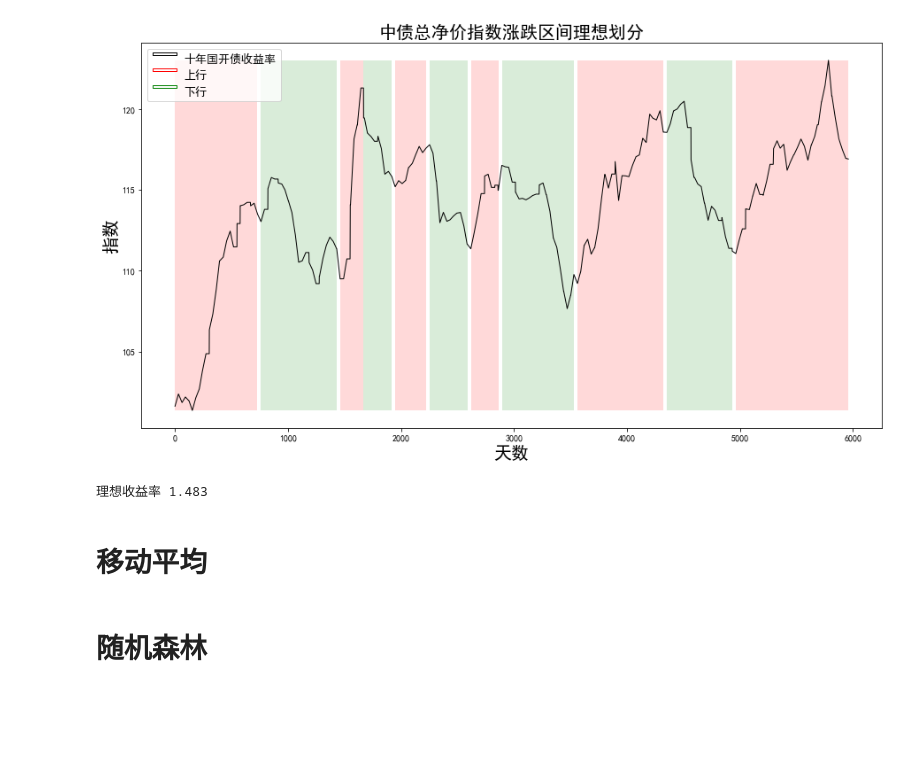
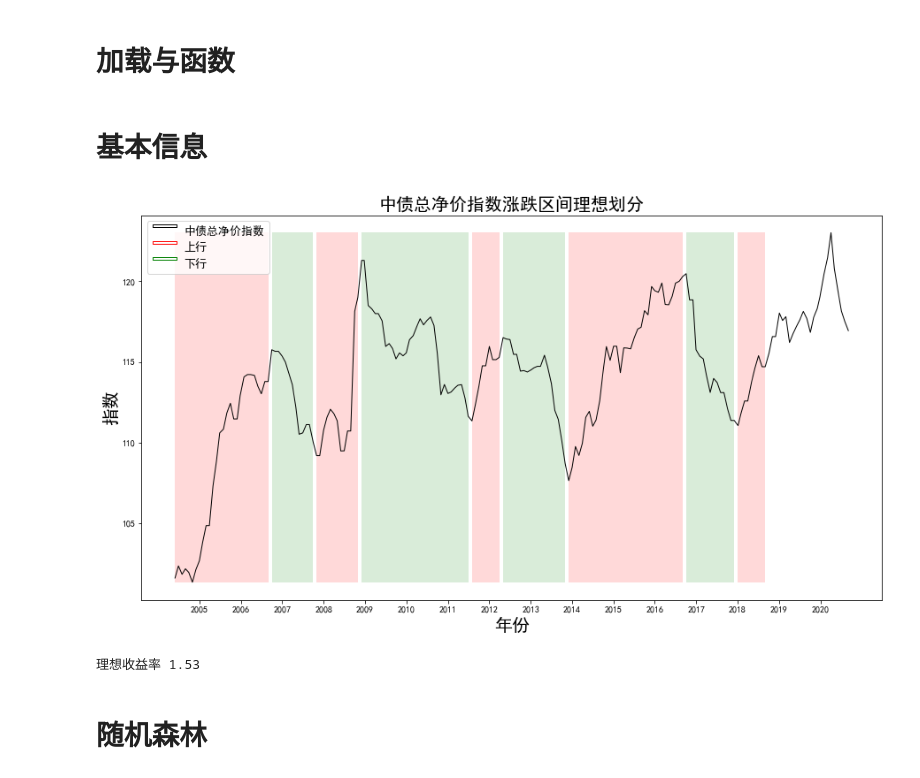
Before and after one commit to LimboRift/wkzq, a Jupyter notebook: 整理结果.ipynb, the cells around one changed output. Cells and saved outputs as stored; diff of their text form; code cells hidden in the pictures; blank space fills up the shorter version.

```diff
--- a/整理结果.ipynb
+++ b/整理结果.ipynb
@@ -1,3 +1,5 @@
+# %% [markdown]
+# 加载与函数
 # %%
 import plotly.graph_objects as go
 import datetime
@@ -280,8 +394,10 @@ def tsplot(y, lags=None, figsize=(10,8), style='bmh'):
 
         plt.tight_layout()
     return
+# %% [markdown]
+# 基本信息
 # %%
-int_list = [['M0020188','股票'],['S0105896','商品'],['M0265832','中债总净价指数'],['G1000116','OECD'],['M0043815','短贷利率']]
+int_list = [['M0020188','股票'],['S0105896','商品'],['M0265832','中债总净价指数']]
 
 #起止时间
 t0 = '2004-06-01'
@@ -304,93 +420,50 @@ og = w.wsd(ind_list, 'close', t0, '-1D', Period = prd, Fill = 'Previous')
 r = .5
 
 #指数与日期
-data = og.Data
-date = og.Times
+date, data = date_clean(og.Times, og.Data)
+date_s = [str(i) for i in date]
 
 df = []
-d8 = []
-
-for i in range(len(date)):
-    d8.append(int((date[i] - date[0]).days))
-
+d8 = date2num(date)
 ################################
 
-
-ud = und(data[2],12,24)
+ud = und(data[2],6,24)
 base_cpx = cpx(ud)
 
 plt.rcParams['font.family']=['SimHei']
 fig, ax = plt.subplots(figsize=(15,8))
 ax.set_title('中债总净价指数涨跌区间理想划分',fontproperties='SimHei', size = 20)
-ax.plot(d8, data[2], color='black', linewidth = 1, label = '十年国开债收益率')
+ax.plot(d8, data[2], color='black', linewidth = 1, label = '中债总净价指数')
 
-plt.xlabel(u'天数',fontproperties='SimHei',fontsize = 20)
+plt.xlabel(u'年份',fontproperties='SimHei',fontsize = 20)
+plt.xticks([i for i in range(d8[find1y(date)],d8[-1],365)], [date[i].year for i in range(find1y(date),len(d8),12)])
 plt.ylabel(u'指数',fontproperties='SimHei',fontsize = 20)
 
 collection = collections.BrokenBarHCollection.span_where(
     d8, ymin=min(data[2]), ymax=max(data[2]), where=np.array(ud) == 1, facecolor='red', alpha=.15, label = '上行')
 ax.add_collection(collection)
 
 collection = collections.BrokenBarHCollection.span_where(
     d8, ymin=min(data[2]), ymax=max(data[2]), where=np.array(ud) == -1, facecolor='green', alpha=.15, label = '下行')
 ax.add_collection(collection)
 
-
 new_legends = ["-", "-", "-"]
-markers = ['-', '-','-']
+markers = ['-','-','-']
 colors = ['black', 'red', 'green']
 
 _, labels = ax.get_legend_handles_labels()
 
 duplicates = [dupe_legend(leg, color) for leg, color in zip(new_legends, colors)]
 ax.legend(duplicates, labels, numpoints=1, markerscale=5, fontsize=13)
 
 plt.show()
-print('理想收益率',round(profit(data[2],ud),3))
+print('理想收益率',round(profit(data[2][:-24],ud[:-24]),3))
 ####################
-
-df = []
-
-#从第l个周期开始
-for i in range(l-1,len(date)):
-    temp = []
-
-    for j in range(len(data)):
-
-        #选取第j组第i+l时间点前l长度的数据
-        il = data[j][i-l+1:i+1]
-
-        #第i+l时间点前l长度的涨跌幅度及方向————0
-        temp.append(il[-1]/il[0]-1)
-
-        #第i+l时间点前l长度内的最大波动幅度————1
-        temp.append(((max(il)-min(il))/np.mean(il)))
-
-        #第i+l时间点前l长度内的反转频率————2
-        spike = 0
-        dirc = -(-1) ** (il[1] > il[0])
-        for k in range(1,l):
-            spike += (-(-1) ** (il[k] > il[k-1]) != dirc)
-            dirc = -(-1) ** (il[k] > il[k-1])
-        temp.append(spike)
-
-        #第i+l时间点l个时长的移动平均值————3
-        temp.append(np.mean(il))
-
-        #第i+l时间点的数据————4
-        temp.append(data[j][i])
-
-    df.append(temp)
-
-
-x = [i[::] for i in df]
-
-train_x, valid_x, train_y, valid_y = x[:int(len(x)*r)], x[int(len(x)*r):], (ud[l-1:])[:int(len(x)*r)], (ud[l-1:])[int(len(x)*r):]
+std_id = 1
+df = data_pro(data, l, std_id)
 # %% [output]
-[figure, old version]
+[figure, new version]
-理想收益率 1.483
+理想收益率 1.53
-# %% [markdown]
-# 移动平均
 # %% [markdown]
 # 随机森林
 # %% [markdown]
```
Also changed, not shown: parts of 5 cells of this notebook, 15 other files.
